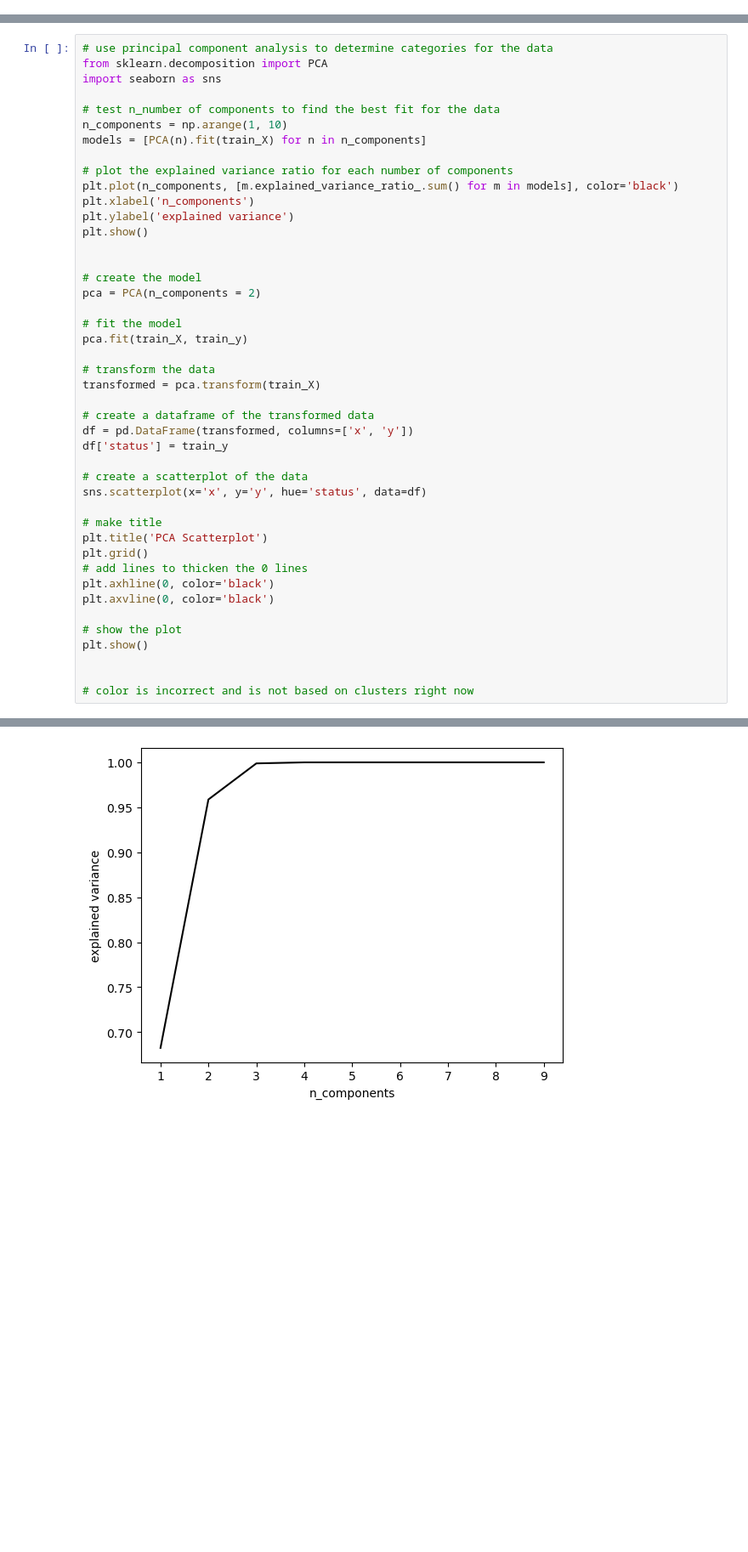
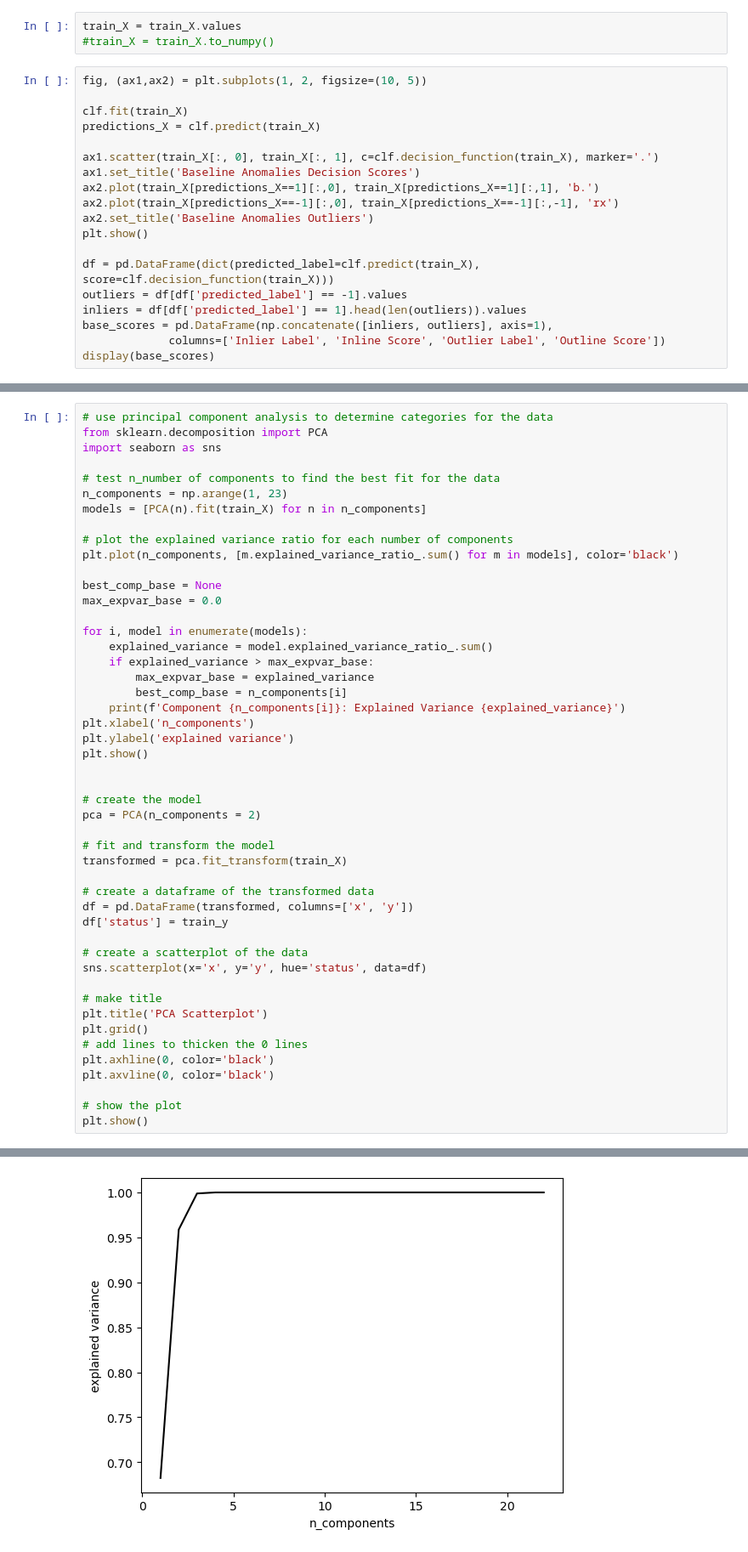
Before and after one commit to t-price/ML_project, a Jupyter notebook: Parkinsons_Baseline.ipynb, the cells around one changed output, grey strips where cells are left out. Shown at 85% size. Cells and saved outputs as stored; diff of their text form; blank space fills up the shorter version.

```diff
--- a/Parkinsons_Baseline.ipynb
+++ b/Parkinsons_Baseline.ipynb
@@ -147,0 +168,22 @@ Name: count, dtype: int64
+# %%
+train_X = train_X.values
+#train_X = train_X.to_numpy()
+# %%
+fig, (ax1,ax2) = plt.subplots(1, 2, figsize=(10, 5))
+
+clf.fit(train_X)
+predictions_X = clf.predict(train_X)
+
+ax1.scatter(train_X[:, 0], train_X[:, 1], c=clf.decision_function(train_X), marker='.')
+ax1.set_title('Baseline Anomalies Decision Scores')
+ax2.plot(train_X[predictions_X==1][:,0], train_X[predictions_X==1][:,1], 'b.')
+ax2.plot(train_X[predictions_X==-1][:,0], train_X[predictions_X==-1][:,-1], 'rx')
+ax2.set_title('Baseline Anomalies Outliers')
+plt.show()
+
+df = pd.DataFrame(dict(predicted_label=clf.predict(train_X), score=clf.decision_function(train_X)))
+outliers = df[df['predicted_label'] == -1].values
+inliers = df[df['predicted_label'] == 1].head(len(outliers)).values
+base_scores = pd.DataFrame(np.concatenate([inliers, outliers], axis=1),
+             columns=['Inlier Label', 'Inline Score', 'Outlier Label', 'Outline Score'])
+display(base_scores)
@@ -151,11 +202,21 @@ from sklearn.decomposition import PCA
 import seaborn as sns
 
 # test n_number of components to find the best fit for the data
-n_components = np.arange(1, 10)
+n_components = np.arange(1, 23)
 models = [PCA(n).fit(train_X) for n in n_components]
 
 # plot the explained variance ratio for each number of components
 plt.plot(n_components, [m.explained_variance_ratio_.sum() for m in models], color='black')
+
+best_comp_base = None
+max_expvar_base = 0.0
+
+for i, model in enumerate(models):
+    explained_variance = model.explained_variance_ratio_.sum()
+    if explained_variance > max_expvar_base:
+        max_expvar_base = explained_variance
+        best_comp_base = n_components[i]
+    print(f'Component {n_components[i]}: Explained Variance {explained_variance}')
 plt.xlabel('n_components')
 plt.ylabel('explained variance')
 plt.show()
@@ -164,11 +225,8 @@ plt.show()
 # create the model
 pca = PCA(n_components = 2)
 
-# fit the model
-pca.fit(train_X, train_y)
-
-# transform the data
-transformed = pca.transform(train_X)
+# fit and transform the model
+transformed = pca.fit_transform(train_X)
 
 # create a dataframe of the transformed data
 df = pd.DataFrame(transformed, columns=['x', 'y'])
@@ -186,7 +244,4 @@ plt.axvline(0, color='black')
 
 # show the plot
 plt.show()
-
-
-# color is incorrect and is not based on clusters right now
 # %% [output]
@@ -193,2 +265,2 @@ plt.show()
-[figure, old version]
+[figure, new version]
 [figure]
```
Also changed, not shown: parts of 32 cells of this notebook, 5 other files.
